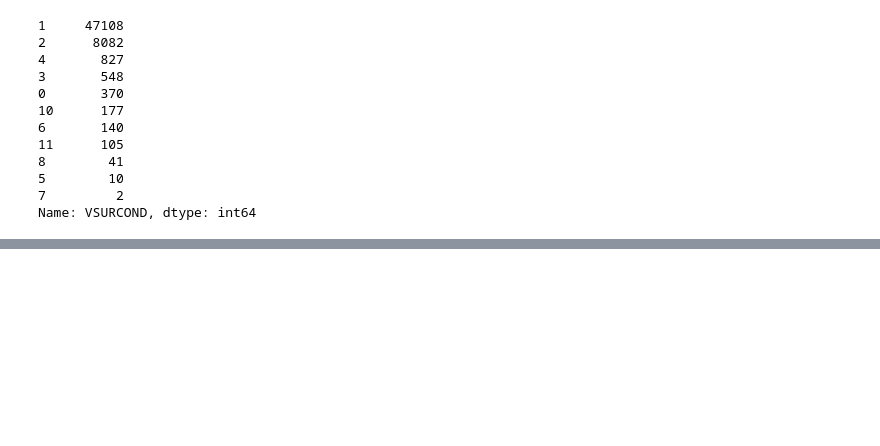
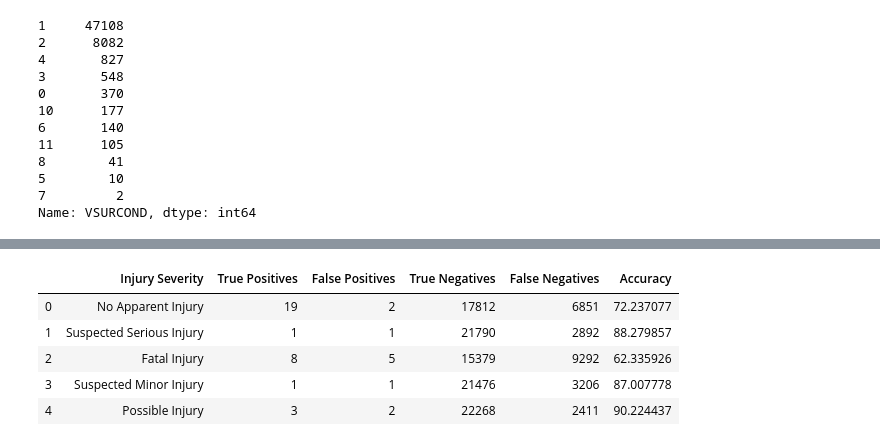
Before and after one commit to m6cortez/COGS_109_Project, a Jupyter notebook: COGS 109 Project (1).ipynb, the cells around one changed output, grey strips where cells are left out. Drawn from its saved outputs; the diff is of its cells as text; code cells hidden in the pictures; blank space fills up the shorter version.

```diff
--- a/COGS 109 Project (1).ipynb
+++ b/COGS 109 Project (1).ipynb
@@ -667,7 +663,0 @@ x = final.drop('INJ_SEV',axis=1)
-# %%
-from sklearn.model_selection import train_test_split
-train_x, test_x, train_y, test_y = train_test_split(x, y, test_size = 0.25, random_state = 42)
-# %%
-from sklearn.ensemble import RandomForestRegressor
-rf = RandomForestRegressor(n_estimators = 1000, random_state = 42)
-rf.fit(train_x, train_y)
@@ -696,0 +669,24 @@ mse
+# %%
+def classify(pred):
+    if pred >= 0.4:
+        pred = 1
+    if pred <= 0.4:
+        pred = 0
+    return pred
+# %%
+def perf_measure(y_true, y_pred):
+    TP = 0
+    FP = 0
+    TN = 0
+    FN = 0
+    #y_pred.index = y_true.index
+    for i in range(len(y_pred)):
+        if y_true[i]==y_pred[i]==1:
+           TP += 1
+        if y_pred[i]==1 and y_true[i]!=y_pred[i]:
+           FP += 1
+        if y_true[i]==y_pred[i]==0:
+           TN += 1
+        if y_pred[i]==0 and y_true[i]!=y_pred[i]:
+           FN += 1
+    return(TP, FP, TN, FN)
@@ -696,0 +761,18 @@ mse
+# %%
+svm_results = pd.DataFrame()
+svm_results['Injury Severity'] = train_y.unique()
+svm_results['True Positives'] = tps
+svm_results['False Positives'] = fps
+svm_results['True Negatives'] = tns
+svm_results['False Negatives'] = fns
+
+svm_results['Accuracy'] = accs
+svm_results['Accuracy'] = 100*svm_results['Accuracy']
+svm_results
+# %% [output]
+|  | Injury Severity | True Positives | False Positives | True Negatives | False Negatives | Accuracy |
+| 0 | No Apparent Injury | 19 | 2 | 17812 | 6851 | 72.237077 |
+| 1 | Suspected Serious Injury | 1 | 1 | 21790 | 2892 | 88.279857 |
+| 2 | Fatal Injury | 8 | 5 | 15379 | 9292 | 62.335926 |
+| 3 | Suspected Minor Injury | 1 | 1 | 21476 | 3206 | 87.007778 |
+| 4 | Possible Injury | 3 | 2 | 22268 | 2411 | 90.224437 |
```
Also changed, not shown: parts of 23 cells of this notebook, 6 other files.
